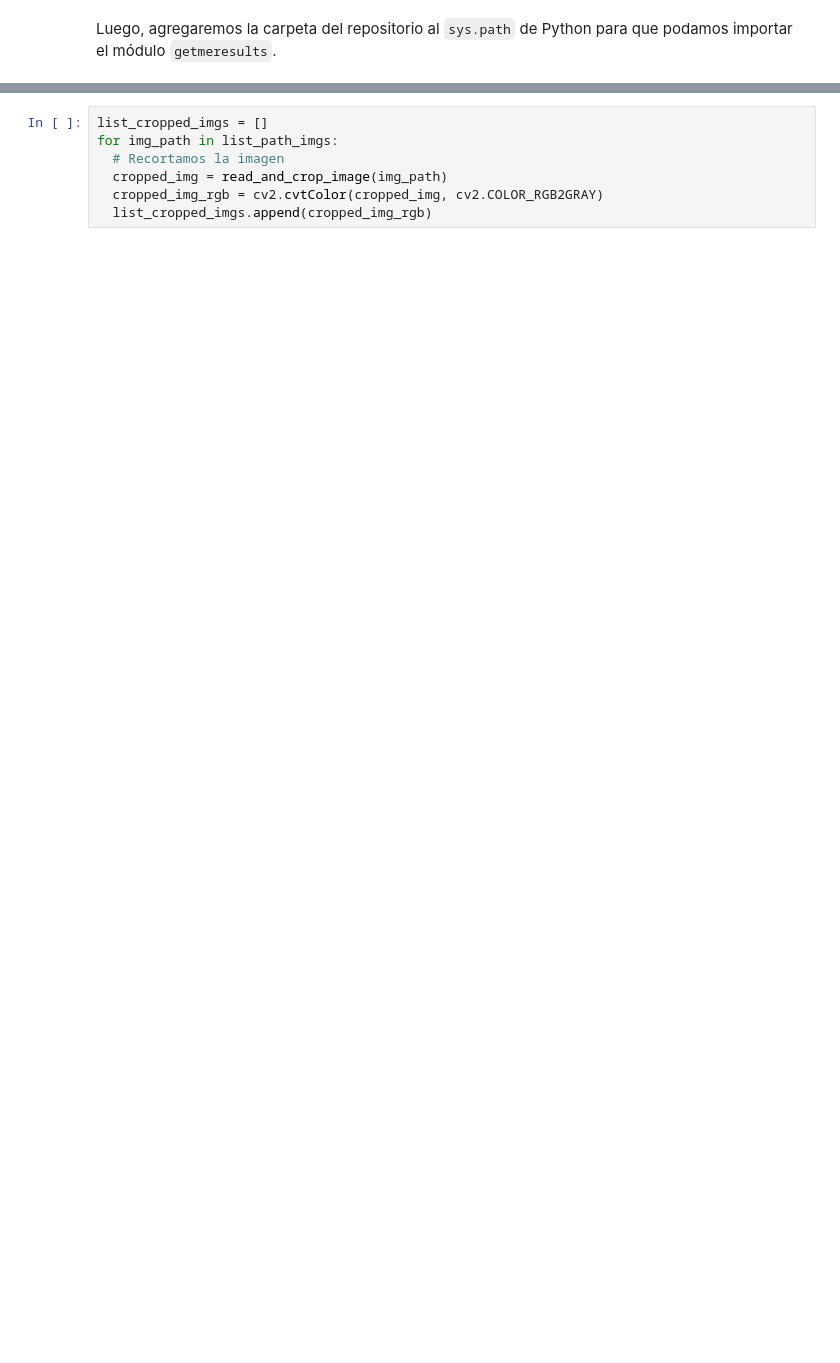
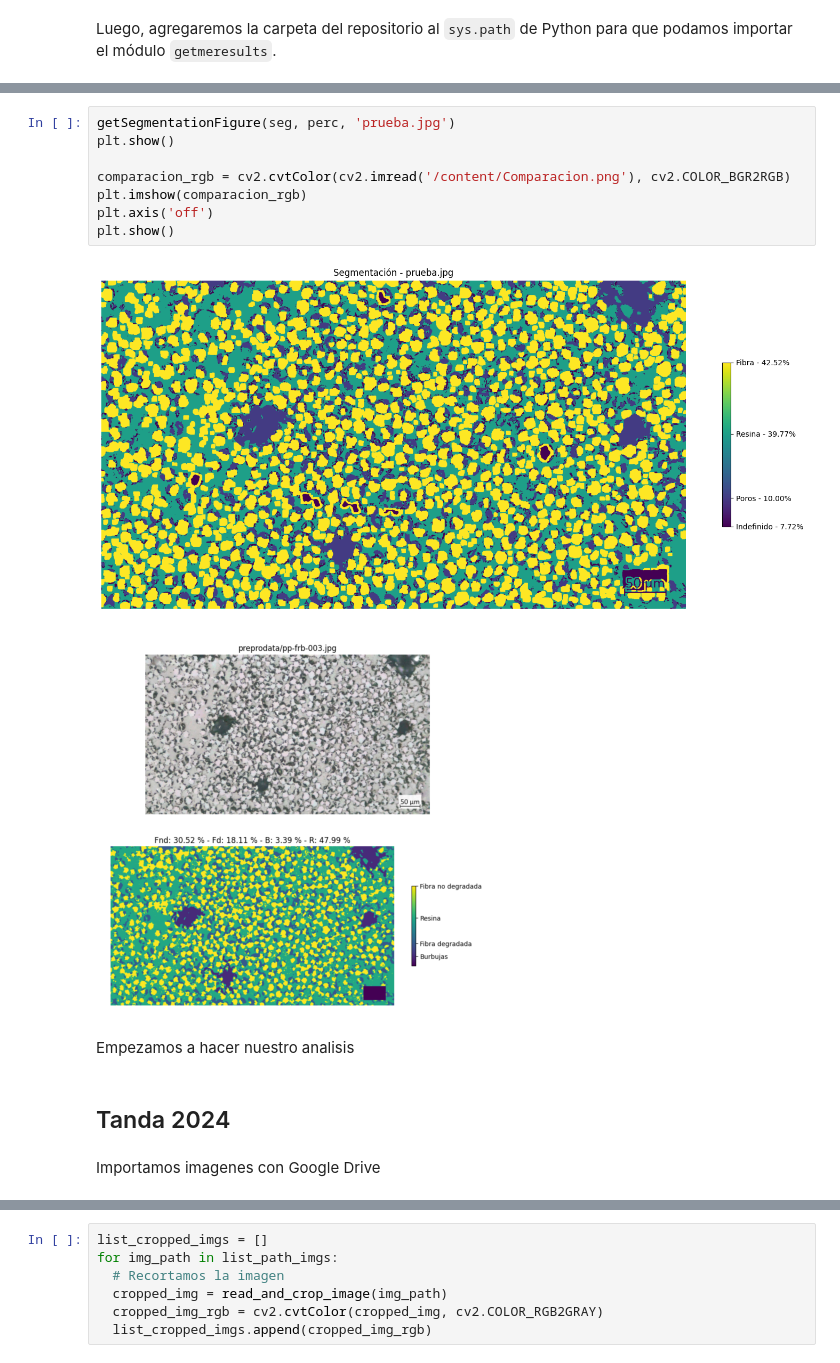
Before and after one commit to ichiP245/micrography-imgpro, a Jupyter notebook: Entrega01.ipynb, the cells around one changed output, grey strips where cells are left out. Drawn from its saved outputs; the diff is of its cells as text; blank space fills up the shorter version.

```diff
--- a/Entrega01.ipynb
+++ b/Entrega01.ipynb
@@ -23,3 +75,20 @@ import os
+# %%
+getSegmentationFigure(seg, perc, 'prueba.jpg')
+plt.show()
+
+comparacion_rgb = cv2.cvtColor(cv2.imread('/content/Comparacion.png'), cv2.COLOR_BGR2RGB)
+plt.imshow(comparacion_rgb)
+plt.axis('off')
+plt.show()
+# %% [output]
+[figure, added]
+[figure, added]
+# %% [markdown]
+Empezamos a hacer nuestro analisis
+# %% [markdown]
+## Tanda 2024
+# %% [markdown]
+Importamos imagenes con Google Drive
 # %%
 from google.colab import drive
 drive.mount('/content/drive')
```
Also changed, not shown: parts of 47 cells of this notebook.
